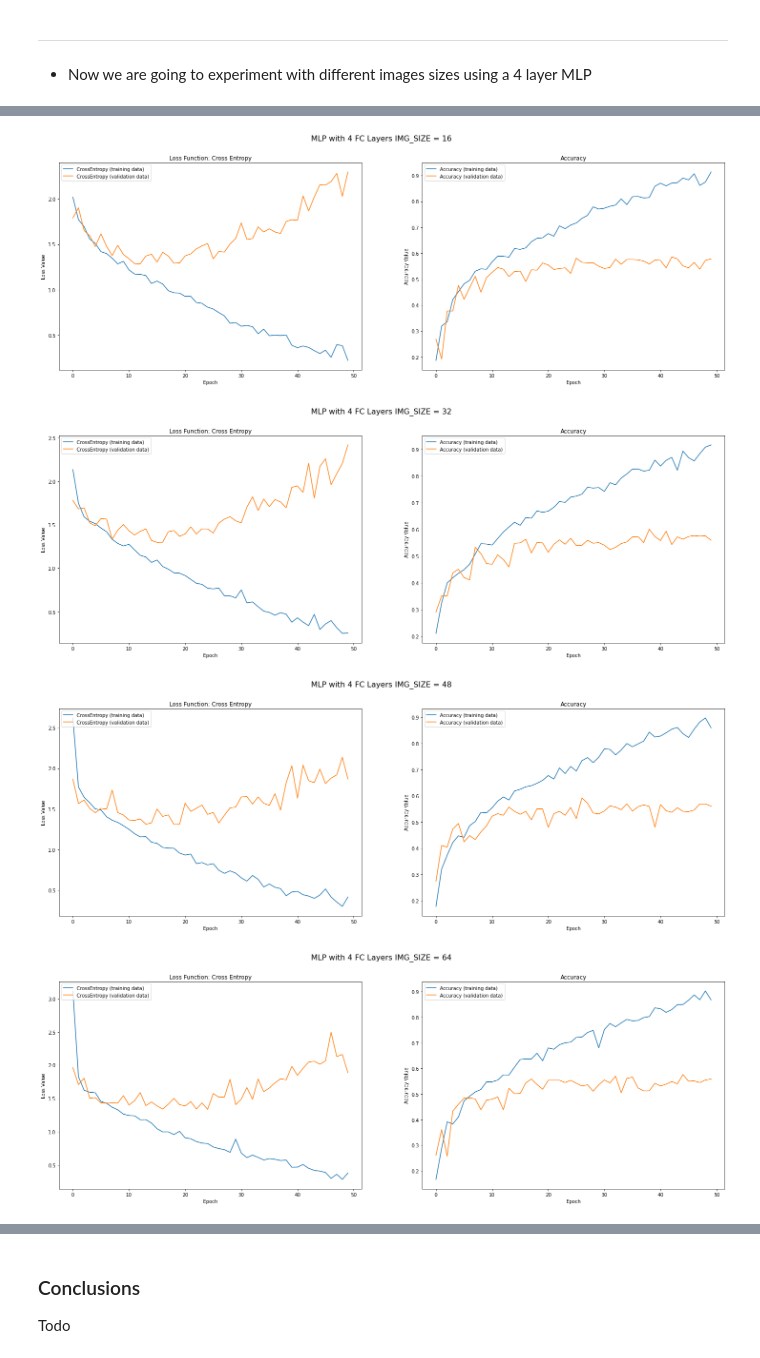
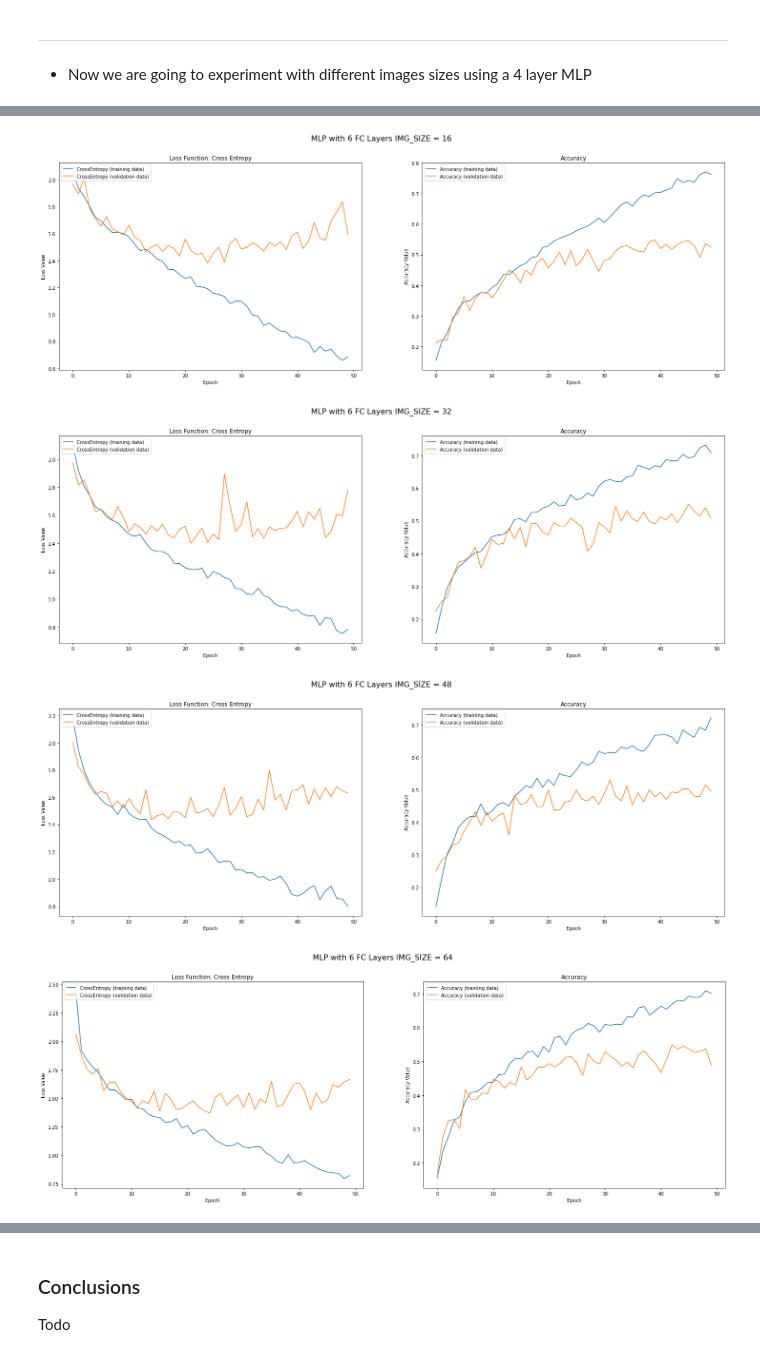
Before and after one commit to Yusepp/M3-CV, a Jupyter notebook: P2/week3_NN.ipynb, the cells around one changed output, grey strips where cells are left out. Saved outputs shown, nothing was run; the diff lists cells and outputs as text; code cells hidden in the pictures.

```diff
--- a/P2/week3_NN.ipynb
+++ b/P2/week3_NN.ipynb
@@ -669,10 +710,11 @@ Following the same trend of the layers' study here we don't really see a big imp
 # %%
-IMG_SIZE = 16
+IMG_SIZE = 32
 train_loader, test_loader = get_datasets()
 # 4 FC layers
-model_4_16_x_16 = build_model([Dense(units=2048, activation='relu'),Dense(units=1024, activation='relu'), Dense(units=512, activation='relu'), Dense(units=256, activation='relu', name="features")], 'model_4_16_x_16.png',IMG_SIZE=IMG_SIZE)
+model_6_32_x_32 = build_model([Dense(units=2048, activation='relu'),Dense(units=1024, activation='relu'), Dense(units=512, activation='relu'),
+                       Dense(units=512, activation='relu'), Dense(units=256, activation='relu'), Dense(units=256, activation='relu'), Dense(units=128, activation='relu', name="features")], 'model_6_32_x_32.png',IMG_SIZE=IMG_SIZE)
 # Training
-history_4_16_x_16 = model_4_16_x_16.fit(train_loader,steps_per_epoch=1881 // BATCH_SIZE, epochs=EPOCHS, validation_data=test_loader, validation_steps=807 // BATCH_SIZE, verbose = 0)
+history_6_32_x_32 = model_6_32_x_32.fit(train_loader,steps_per_epoch=1881 // BATCH_SIZE, epochs=EPOCHS, validation_data=test_loader, validation_steps=807 // BATCH_SIZE, verbose = 0)
 # %% [output]
 Found 1881 images belonging to 8 classes.
 Found 807 images belonging to 8 classes.
@@ -692,12 +734,13 @@ Non-trainable params: 0
 _________________________________________________________________
 None
 # %%
-IMG_SIZE = 32
+IMG_SIZE = 48
 train_loader, test_loader = get_datasets()
 # 4 FC layers
-model_4_32_x_32 = build_model([Dense(units=2048, activation='relu'),Dense(units=1024, activation='relu'), Dense(units=512, activation='relu'), Dense(units=256, activation='relu', name="features")], 'model_4_32_x_32.png',IMG_SIZE=IMG_SIZE)
+model_6_48_x_48 = build_model([Dense(units=2048, activation='relu'),Dense(units=1024, activation='relu'), Dense(units=512, activation='relu'),
+                       Dense(units=512, activation='relu'), Dense(units=256, activation='relu'), Dense(units=256, activation='relu'), Dense(units=128, activation='relu', name="features")], 'model_6_48_x_48.png',IMG_SIZE=IMG_SIZE)
 # Training
-history_4_32_x_32 = model_4_32_x_32.fit(train_loader,steps_per_epoch=1881 // BATCH_SIZE, epochs=EPOCHS, validation_data=test_loader, validation_steps=807 // BATCH_SIZE, verbose = 0)
+history_6_48_x_48 = model_6_48_x_48.fit(train_loader,steps_per_epoch=1881 // BATCH_SIZE, epochs=EPOCHS, validation_data=test_loader, validation_steps=807 // BATCH_SIZE, verbose = 0)
 # %% [output]
 Found 1881 images belonging to 8 classes.
 Found 807 images belonging to 8 classes.
@@ -717,12 +760,13 @@ Non-trainable params: 0
 _________________________________________________________________
 None
 # %%
-IMG_SIZE = 48
+IMG_SIZE = 64
 train_loader, test_loader = get_datasets()
 # 4 FC layers
-model_4_48_x_48 = build_model([Dense(units=2048, activation='relu'),Dense(units=1024, activation='relu'), Dense(units=512, activation='relu'), Dense(units=256, activation='relu', name="features")], 'model_4_48_x_48.png',IMG_SIZE=IMG_SIZE)
+model_6_64_x_64 = build_model([Dense(units=2048, activation='relu'),Dense(units=1024, activation='relu'), Dense(units=512, activation='relu'),
+                       Dense(units=512, activation='relu'), Dense(units=256, activation='relu'), Dense(units=256, activation='relu'), Dense(units=128, activation='relu', name="features")], 'model_6_64_x_64.png',IMG_SIZE=IMG_SIZE)
 # Training
-history_4_48_x_48 = model_4_48_x_48.fit(train_loader,steps_per_epoch=1881 // BATCH_SIZE, epochs=EPOCHS, validation_data=test_loader, validation_steps=807 // BATCH_SIZE, verbose = 0)
+history_6_64_x_64 = model_6_64_x_64.fit(train_loader,steps_per_epoch=1881 // BATCH_SIZE, epochs=EPOCHS, validation_data=test_loader, validation_steps=807 // BATCH_SIZE, verbose = 0)
 # %% [output]
 Found 1881 images belonging to 8 classes.
 Found 807 images belonging to 8 classes.
@@ -742,12 +786,13 @@ Non-trainable params: 0
 _________________________________________________________________
 None
 # %%
-IMG_SIZE = 64
+IMG_SIZE = 96
 train_loader, test_loader = get_datasets()
 # 4 FC layers
-model_4_64_x_64 = build_model([Dense(units=2048, activation='relu'),Dense(units=1024, activation='relu'), Dense(units=512, activation='relu'), Dense(units=256, activation='relu', name="features")], 'model_4_64_x_64.png',IMG_SIZE=IMG_SIZE)
+model_6_96_x_96 = build_model([Dense(units=2048, activation='relu'),Dense(units=1024, activation='relu'), Dense(units=512, activation='relu'),
+                       Dense(units=512, activation='relu'), Dense(units=256, activation='relu'), Dense(units=256, activation='relu'), Dense(units=128, activation='relu', name="features")], 'model_6_84_x_84.png',IMG_SIZE=IMG_SIZE)
 # Training
-history_4_64_x_64 = model_4_64_x_64.fit(train_loader,steps_per_epoch=1881 // BATCH_SIZE, epochs=EPOCHS, validation_data=test_loader, validation_steps=807 // BATCH_SIZE, verbose = 0)
+history_6_96_x_96 = model_6_96_x_96.fit(train_loader,steps_per_epoch=1881 // BATCH_SIZE, epochs=EPOCHS, validation_data=test_loader, validation_steps=807 // BATCH_SIZE, verbose = 0)
 # %% [output]
 Found 1881 images belonging to 8 classes.
 Found 807 images belonging to 8 classes.
@@ -794,11 +814,11 @@ None
 # %%
-plot_loss_accuracy(history_4_16_x_16, 'MLP with 4 FC Layers IMG_SIZE = 16')
-plot_loss_accuracy(history_4_32_x_32, 'MLP with 4 FC Layers IMG_SIZE = 32')
-plot_loss_accuracy(history_4_48_x_48, 'MLP with 4 FC Layers IMG_SIZE = 48')
-plot_loss_accuracy(history_4_64_x_64, 'MLP with 4 FC Layers IMG_SIZE = 64')
-plot_loss_accuracy(history_4_96_x_96, 'MLP with 4 FC Layers IMG_SIZE = 96')
+plot_loss_accuracy(history_6_16_x_16, 'MLP with 6 FC Layers IMG_SIZE = 16')
+plot_loss_accuracy(history_6_32_x_32, 'MLP with 6 FC Layers IMG_SIZE = 32')
+plot_loss_accuracy(history_6_48_x_48, 'MLP with 6 FC Layers IMG_SIZE = 48')
+plot_loss_accuracy(history_6_64_x_64, 'MLP with 6 FC Layers IMG_SIZE = 64')
+plot_loss_accuracy(history_6_96_x_96, 'MLP with 6 FC Layers IMG_SIZE = 84')
 # %% [output]
-[figure, old version]
+[figure, new version]
-[figure, old version]
+[figure, new version]
-[figure, old version]
+[figure, new version]
-[figure, old version]
+[figure, new version]
```
Also changed, not shown: parts of 42 cells of this notebook, 24 other files.
